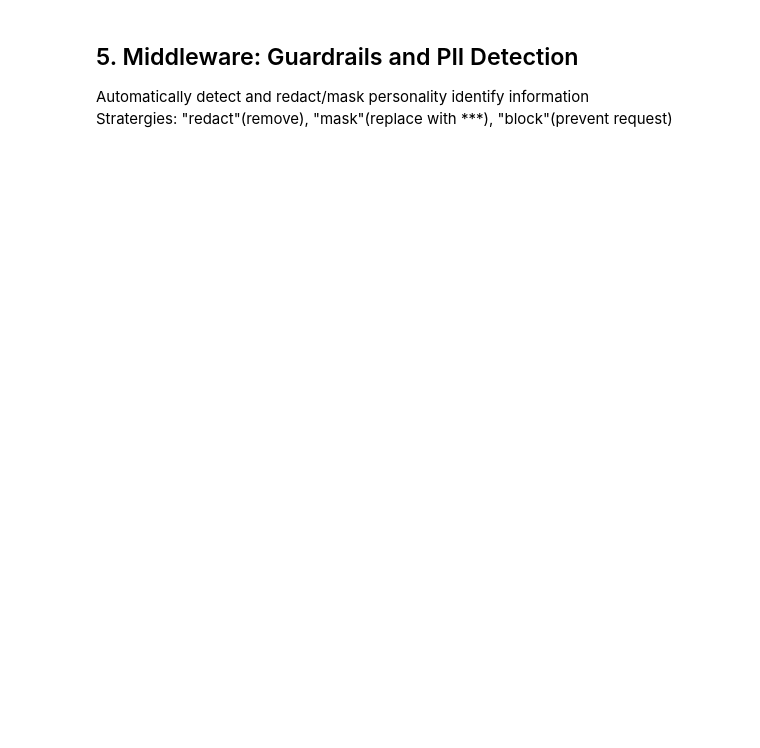
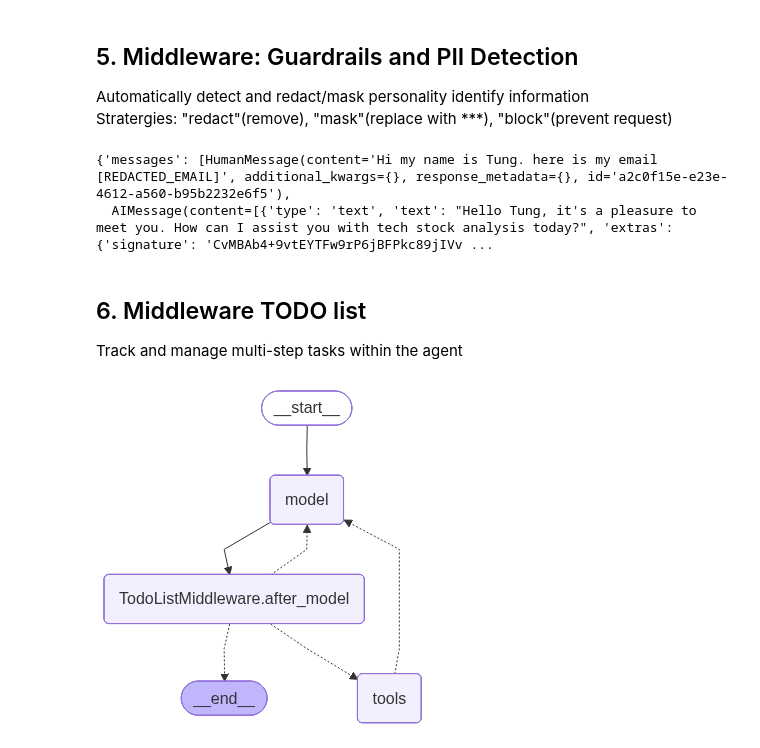
Before and after one commit to tung123nguyen/MultiAgentDeepRAG, a Jupyter notebook: 04 LangChain Financial Analysis Agents.ipynb, the cells around one changed output. Drawn from its saved outputs; the diff is of its cells as text; code cells hidden in the pictures; blank space fills up the shorter version.

```diff
--- a/04 LangChain Financial Analysis Agents.ipynb
+++ b/04 LangChain Financial Analysis Agents.ipynb
@@ -205,0 +221,8 @@ Stratergies: "redact"(remove), "mask"(replace with ***), "block"(prevent request
+# %%
+response
+# %% [output]
+{'messages': [HumanMessage(content='Hi my name is Tung. here is my email [REDACTED_EMAIL]', additional_kwargs={}, response_metadata={}, id='a2c0f15e-e23e-4612-a560-b95b2232e6f5'),
+  AIMessage(content=[{'type': 'text', 'text': "Hello Tung, it's a pleasure to meet you. How can I assist you with tech stock analysis today?", 'extras': {'signature': 'CvMBAb4+9vtEYTFw9rP6jBFPkc89jIVv ...
+# %% [markdown]
+## 6. Middleware TODO list
+Track and manage multi-step tasks within the agent
@@ -205,0 +231,12 @@ Stratergies: "redact"(remove), "mask"(replace with ***), "block"(prevent request
+# %%
+agent_todo = create_agent(
+    model=model,
+    tools=[base_tools.web_search, base_tools.get_weather],
+    system_prompt=system_prompt,
+    checkpointer=checkpointer,
+    middleware=[TodoListMiddleware()]
+)
+# %%
+agent_todo
+# %% [output]
+[figure, added]
```
Also changed, not shown: parts of 10 cells of this notebook, 2 other files.
